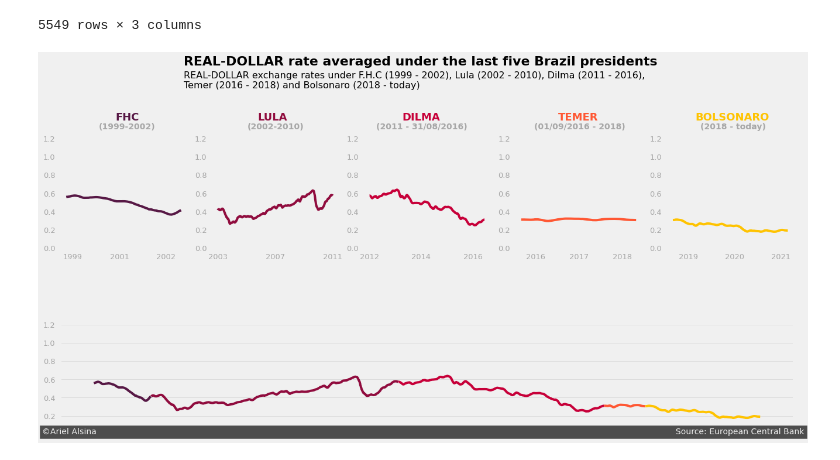
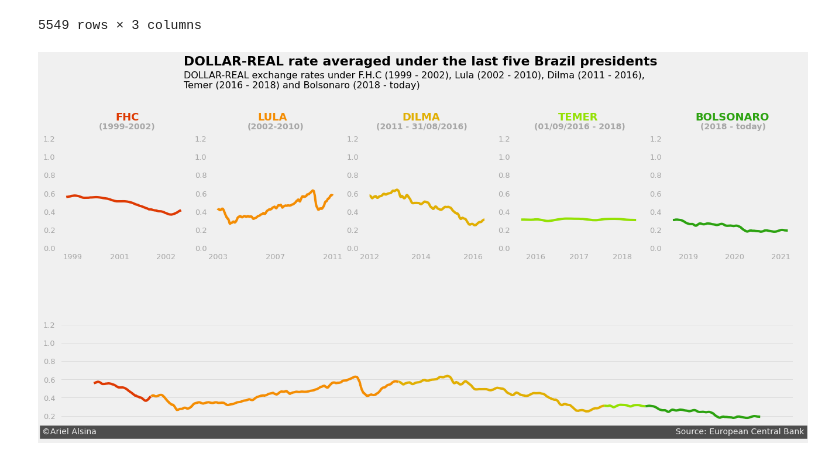
Before and after one commit to Cogitus/A-brief-walkthrough-on-data-story-telling, a Jupyter notebook: data_story_telling.ipynb, the cells around one changed output. Drawn from its saved outputs; the diff is of its cells as text; code cells hidden in the pictures.

Commit message:
README.md updated and new colours to the graphs added

```diff
--- a/data_story_telling.ipynb
+++ b/data_story_telling.ipynb
@@ -449,54 +449,54 @@ for ax in axes:
     ax.grid(alpha=0.5)
 
 # ploting for FHC
-ax_fhc.plot(fhc_dollar['Time'], fhc_dollar['rolling_mean'], color='#571845')
+ax_fhc.plot(fhc_dollar['Time'], fhc_dollar['rolling_mean'], color='#DE3A03')
 ax_fhc.set_xticklabels(['1999', '', '', '2001', '', '', '2002'], alpha=0.3)
-ax_fhc.text(11300.0, 1.4, 'FHC', fontsize=18, weight='bold', color='#571845')
+ax_fhc.text(11300.0, 1.4, 'FHC', fontsize=18, weight='bold', color='#DE3A03')
 ax_fhc.text(11200, 1.3, '(1999-2002)', weight='bold', alpha=0.3)
 
 # plotting for Lula
-ax_lula.plot(lula_dollar['Time'], lula_dollar['rolling_mean'], color='#900C3E')
+ax_lula.plot(lula_dollar['Time'], lula_dollar['rolling_mean'], color='#F48D03')
 ax_lula.set_xticklabels(['', '2003', '', '', '', '2007', '', '', '', '2011'], alpha=0.3)
-ax_lula.text(12700.0, 1.4, 'LULA', fontsize=18, weight='bold', color='#900C3E')
+ax_lula.text(12700.0, 1.4, 'LULA', fontsize=18, weight='bold', color='#F48D03')
 ax_lula.text(12430.0, 1.3, '(2002-2010)', weight='bold', alpha=0.3)
 
 # plotting for Dilma
-ax_dilma.plot(dilma_dollar['Time'], dilma_dollar['rolling_mean'], color='#C70039')
+ax_dilma.plot(dilma_dollar['Time'], dilma_dollar['rolling_mean'], color='#E1AF03')
 ax_dilma.set_xticklabels(['', '2012', '', '', '2014', '', '', '2016'], alpha=0.3)
-ax_dilma.text(15300.0, 1.4, 'DILMA', fontsize=18, weight='bold', color='#C70039')
+ax_dilma.text(15300.0, 1.4, 'DILMA', fontsize=18, weight='bold', color='#E1AF03')
 ax_dilma.text(14750.0, 1.3, '(2011 - 31/08/2016)', weight='bold', alpha=0.3)
 
 #plotting for Temer
-ax_temer.plot(temer_dollar['Time'], temer_dollar['rolling_mean'], color='#FF5733')
+ax_temer.plot(temer_dollar['Time'], temer_dollar['rolling_mean'], color='#94E103')
 ax_temer.set_xticklabels(['', '2016', '',  '', '2017', '', '', '2018'], alpha=0.3)
-ax_temer.text(17200.0, 1.4, 'TEMER', fontsize=18, weight='bold', color='#FF5733')
+ax_temer.text(17200.0, 1.4, 'TEMER', fontsize=18, weight='bold', color='#94E103')
 ax_temer.text(17100.0, 1.3, '(01/09/2016 - 2018)', weight='bold', alpha=0.3)
 
 #plotting for Bolsonaro
-ax_bozo.plot(bozo_dollar['Time'], bozo_dollar['rolling_mean'], color='#FFC300')
+ax_bozo.plot(bozo_dollar['Time'], bozo_dollar['rolling_mean'], color='#2CA210')
 ax_bozo.set_xticklabels(['', '2019', '', '', '2020', '', '', '2021'], alpha=0.3)
-ax_bozo.text(17800.0, 1.4, 'BOLSONARO', fontsize=18, weight='bold', color='#FFC300')
+ax_bozo.text(17800.0, 1.4, 'BOLSONARO', fontsize=18, weight='bold', color='#2CA210')
 ax_bozo.text(17860.0, 1.3, '(2018 - today)', weight='bold', alpha=0.3)
 
 # plotting for all presidents together
-ax_all.plot(fhc_dollar['Time'], fhc_dollar['rolling_mean'], color='#571845')
-ax_all.plot(lula_dollar['Time'], lula_dollar['rolling_mean'], color='#900C3E')
-ax_all.plot(dilma_dollar['Time'], dilma_dollar['rolling_mean'], color='#C70039')
-ax_all.plot(temer_dollar['Time'], temer_dollar['rolling_mean'], color='#FF5733')
-ax_all.plot(bozo_dollar['Time'], bozo_dollar['rolling_mean'], color='#FFC300')
+ax_all.plot(fhc_dollar['Time'], fhc_dollar['rolling_mean'], color='#DE3A03')
+ax_all.plot(lula_dollar['Time'], lula_dollar['rolling_mean'], color='#F48D03')
+ax_all.plot(dilma_dollar['Time'], dilma_dollar['rolling_mean'], color='#E1AF03')
+ax_all.plot(temer_dollar['Time'], temer_dollar['rolling_mean'], color='#94E103')
+ax_all.plot(bozo_dollar['Time'], bozo_dollar['rolling_mean'], color='#2CA210')
 ax_all.grid(alpha=0.5)
 ax_all.set_xticks([])
 
 # title and subtile being added
-ax_fhc.text(11700.0, 2.0, 'REAL-DOLLAR rate averaged under the last five Brazil presidents', fontsize=22, weight='bold')
-ax_fhc.text(11700.0, 1.75, '''REAL-DOLLAR exchange rates under F.H.C (1999 - 2002), Lula (2002 - 2010), Dilma (2011 - 2016),
+ax_fhc.text(11700.0, 2.0, 'DOLLAR-REAL rate averaged under the last five Brazil presidents', fontsize=22, weight='bold')
+ax_fhc.text(11700.0, 1.75, '''DOLLAR-REAL exchange rates under F.H.C (1999 - 2002), Lula (2002 - 2010), Dilma (2011 - 2016),
 Temer (2016 - 2018) and Bolsonaro (2018 - today)''',fontsize=16)
 
 # adding the signature
 ax_all.text(10400.0, 0.0, '©Ariel Alsina' + ' '*220 + 'Source: European Central Bank',
         color = '#f0f0f0', backgroundcolor = '#4d4d4d',
         size=14)
 
 plt.show()
 # %% [output]
-[figure, old version]
+[figure, new version]
```
Also changed, not shown: parts of 4 cells of this notebook, 4 other files.
